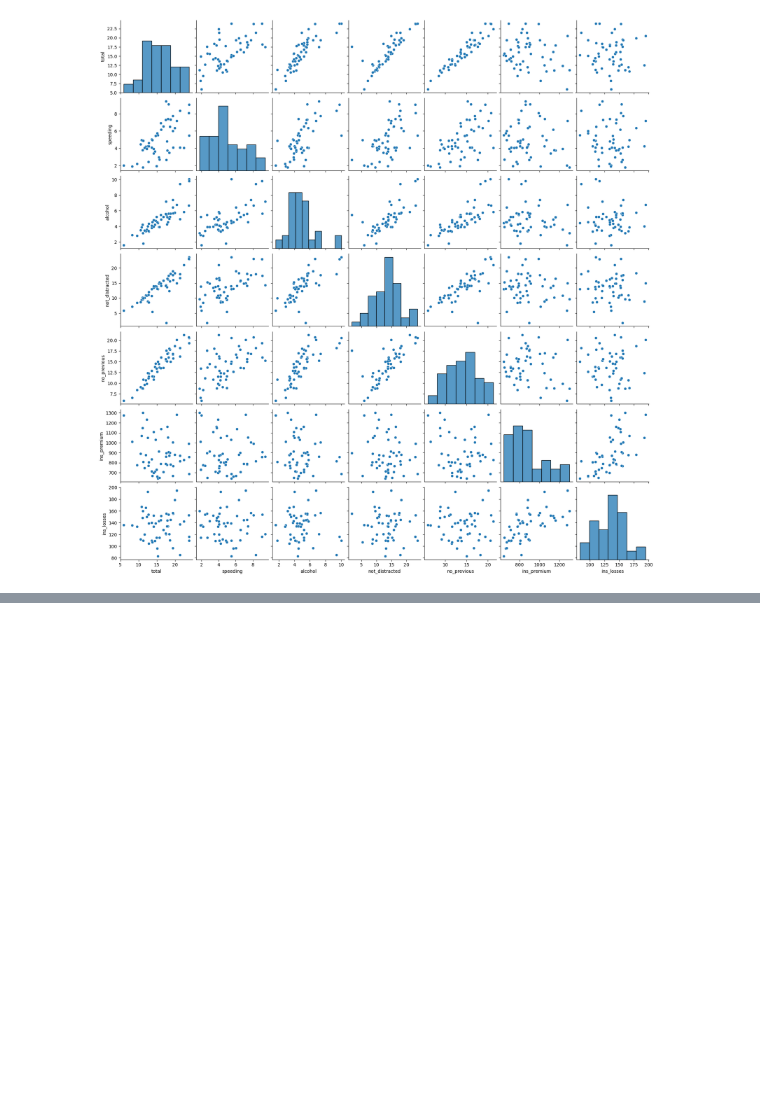
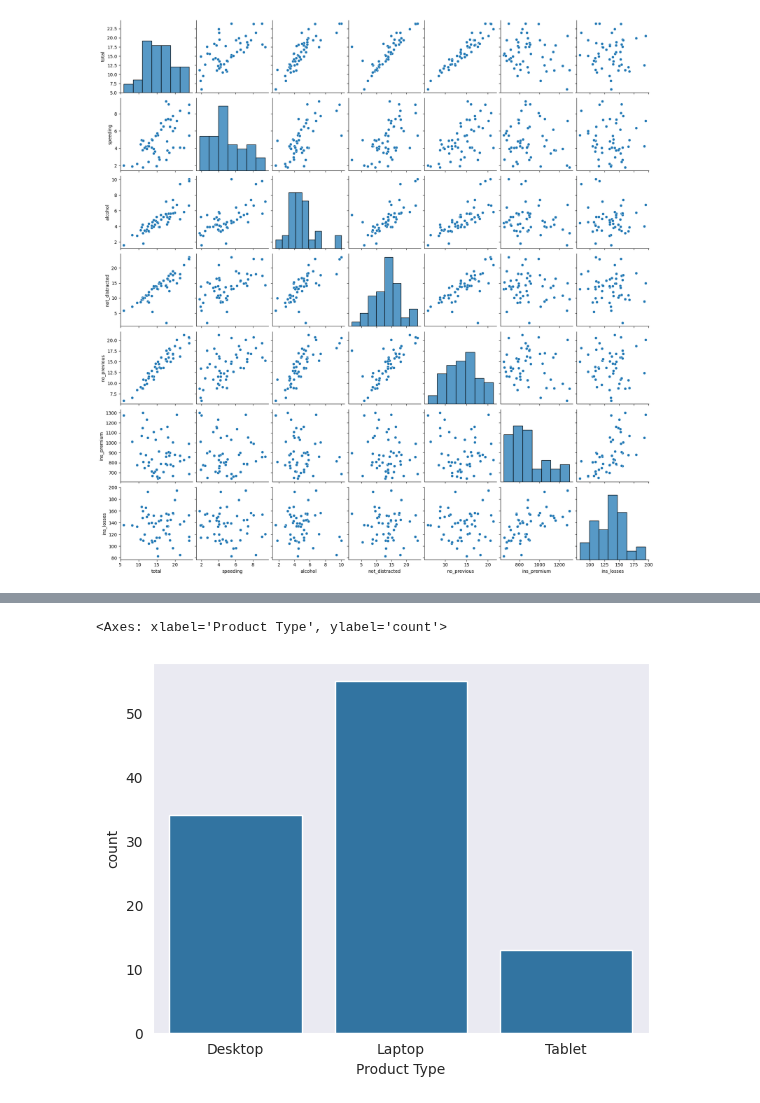
Before and after one commit to Sevinj-joy/Matplotlib_examples, a Jupyter notebook: Seaborn_examples.ipynb, the cells around one changed output, grey strips where cells are left out. Saved outputs shown, nothing was run; the diff lists cells and outputs as text; code cells hidden in the pictures; blank space fills up the shorter version.

```diff
--- a/Seaborn_examples.ipynb
+++ b/Seaborn_examples.ipynb
@@ -96,0 +120,7 @@ sns.pairplot(crash_df)
+# %%
+#Count plot
+
+sns.countplot(x='Product Type',data=data)
+# %% [output]
+<Axes: xlabel='Product Type', ylabel='count'>
+[figure, added]
```
Also changed, not shown: parts of 13 cells of this notebook.
